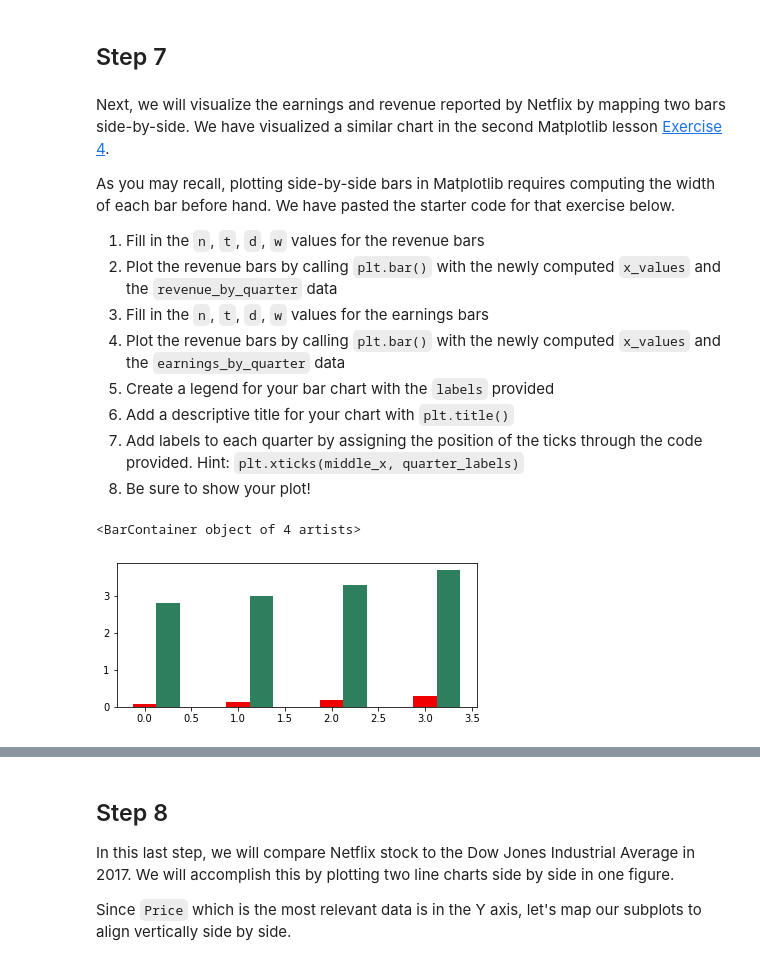
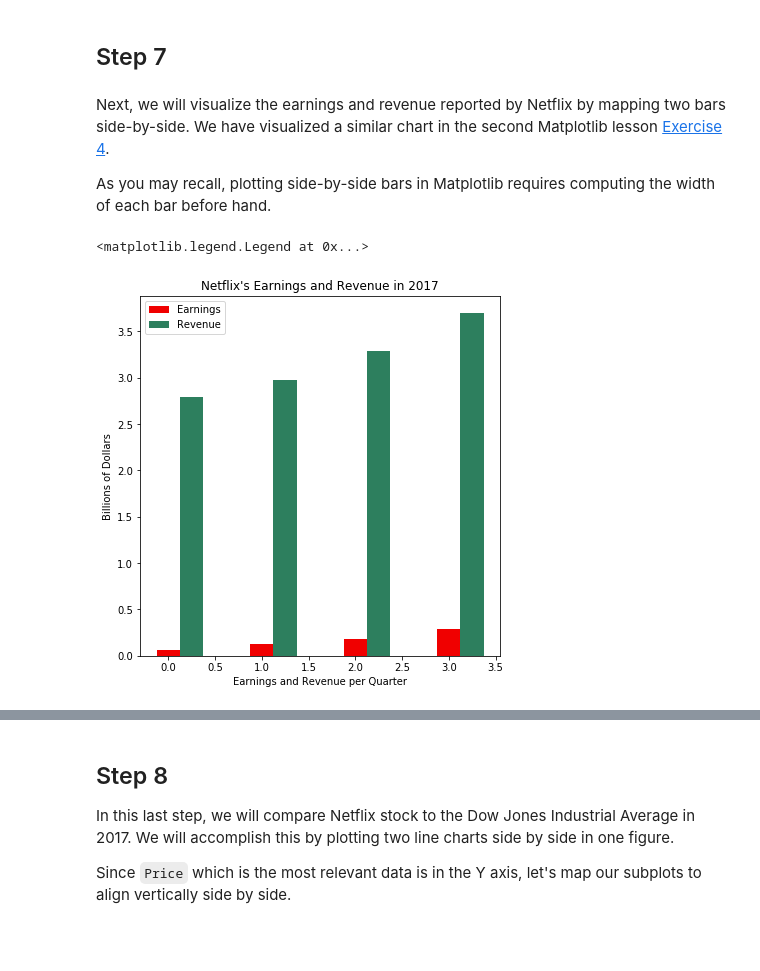
Before and after one commit to cmong42/Data-Science-By-Christine, a Jupyter notebook: Netflix Stocks Capstone 2/netflix_visualizations.ipynb, the cells around one changed output, grey strips where cells are left out. Saved outputs shown, nothing was run; the diff lists cells and outputs as text; code cells hidden in the pictures; blank space fills up the shorter version.

```diff
--- a/Netflix Stocks Capstone 2/netflix_visualizations.ipynb
+++ b/Netflix Stocks Capstone 2/netflix_visualizations.ipynb
@@ -196,52 +185,24 @@ plt.show()
 # %% [markdown]
 Next, we will visualize the earnings and revenue reported by Netflix by mapping two bars side-by-side. We have visualized a similar chart in the second Matplotlib lesson [Exercise 4](https://www.codecademy.com/courses/learn-matplotlib/lessons/matplotlib-ii/exercises/side-by-side-bars).
 
-As you may recall, plotting side-by-side bars in Matplotlib requires computing the width of each bar before hand. We have pasted the starter code for that exercise below.
-
-1. Fill in the `n`, `t`, `d`, `w` values for the revenue bars
-2. Plot the revenue bars by calling `plt.bar()` with the newly computed `x_values` and the `revenue_by_quarter` data
-3. Fill in the `n`, `t`, `d`, `w` values for the earnings bars
-4. Plot the revenue bars by calling `plt.bar()` with the newly computed `x_values` and the `earnings_by_quarter` data
-5. Create a legend for your bar chart with the `labels` provided
-6. Add a descriptive title for your chart with `plt.title()`
-7. Add labels to each quarter by assigning the position of the ticks through the code provided. Hint:  `plt.xticks(middle_x, quarter_labels)`
-8. Be sure to show your plot!
+As you may recall, plotting side-by-side bars in Matplotlib requires computing the width of each bar before hand.
 # %%
 # The metrics below are in billions of dollars
 revenue_by_quarter = [2.79, 2.98,3.29,3.7]
 earnings_by_quarter = [.0656,.12959,.18552,.29012]
 quarter_labels = ["2Q2017","3Q2017","4Q2017", "1Q2018"]
 
-# # Revenue
-# n = netflix_stocks  # This is our first dataset (out of 2)
-# t = 1.0 # Number of dataset
-# d = int(netflix_stocks.shape[0]) # Number of sets of bars
-# w = 0.35 # Width of each bar
-# # bars1_x = [t*element + w*n for element
-# #              in range(d)]
-
-
-
-# # Earnings
-# n = netflix_stocks_quarterly  # This is our second dataset (out of 2)
-# t = 2.0 # Number of dataset
-# d = int(netflix_stocks_quarterly.shape[0]) # Number of sets of bars
-# w = 0.35 # Width of each bar
-# # bars2_x = [t*element + w*n for element
-# #              in range(d)]
-# # middle_x = [ (a + b) / 2.0 for a, b in zip(bars1_x, bars2_x)]
-
-# labels = ["Revenue", "Earnings"]
-
-# plt.bar(d, revenue_by_quarter, w, label = "")
-
 width = 0.25
 r1 = np.arange(len(revenue_by_quarter))
 r2 = [x + width for x in r1]
-fig = plt.figure(figsize = (5, 2))
+fig = plt.figure(figsize = (5, 5))
 ax = fig.add_axes([0,0,1,1])
 ax.bar(r1, earnings_by_quarter, color = '#F00000', width = width)
 ax.bar(r2, revenue_by_quarter, color = '#2d7f5e', width = width)
+ax.set_title("Netflix's Earnings and Revenue in 2017")
+ax.set_ylabel("Billions of Dollars")
+ax.set_xlabel("Earnings and Revenue per Quarter")
+plt.legend(["Earnings", "Revenue"], loc = "upper left")
 # %% [output]
-<BarContainer object of 4 artists>
+<matplotlib.legend.Legend at 0x...>
-[figure, old version]
+[figure, new version]
```
Also changed, not shown: parts of 10 cells of this notebook, 1 other file.
